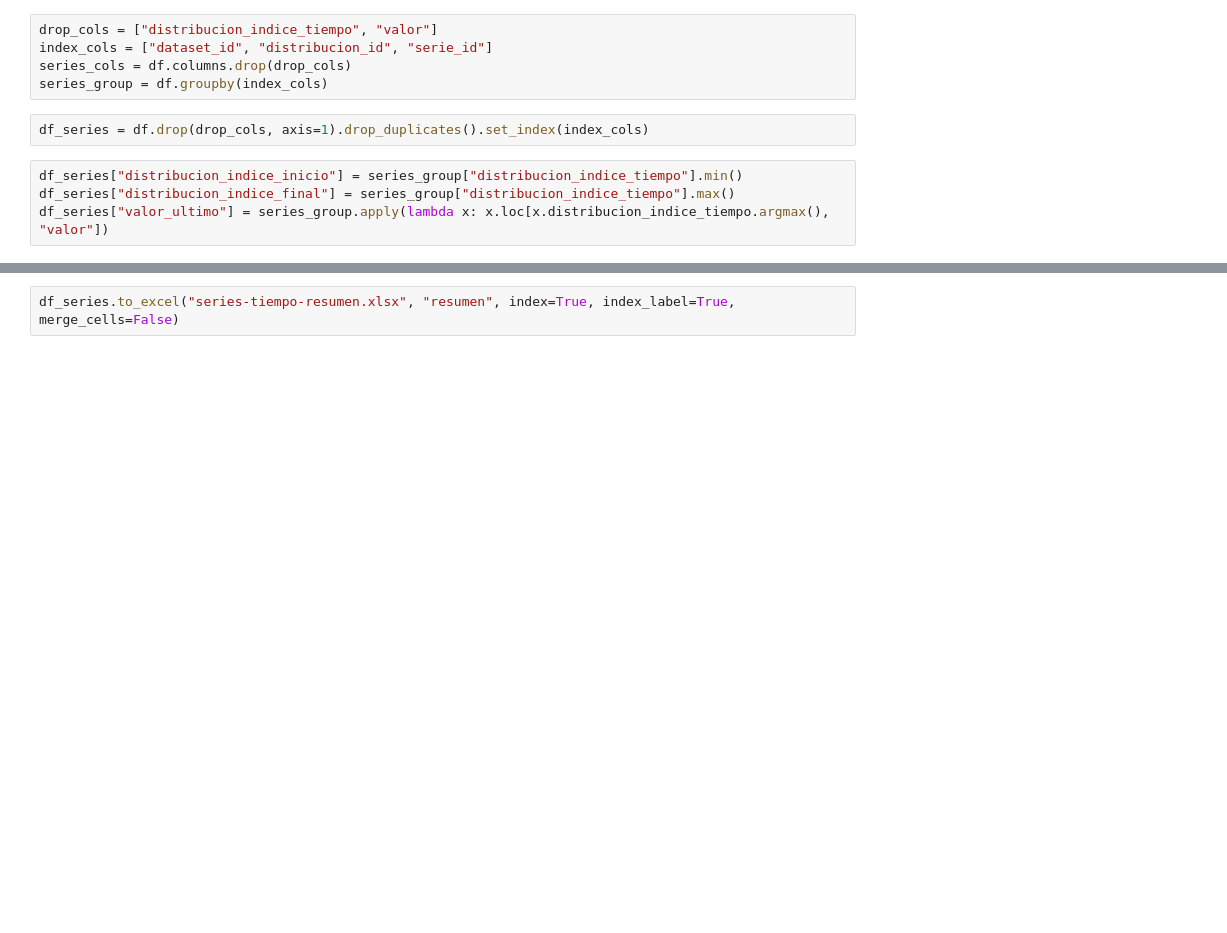
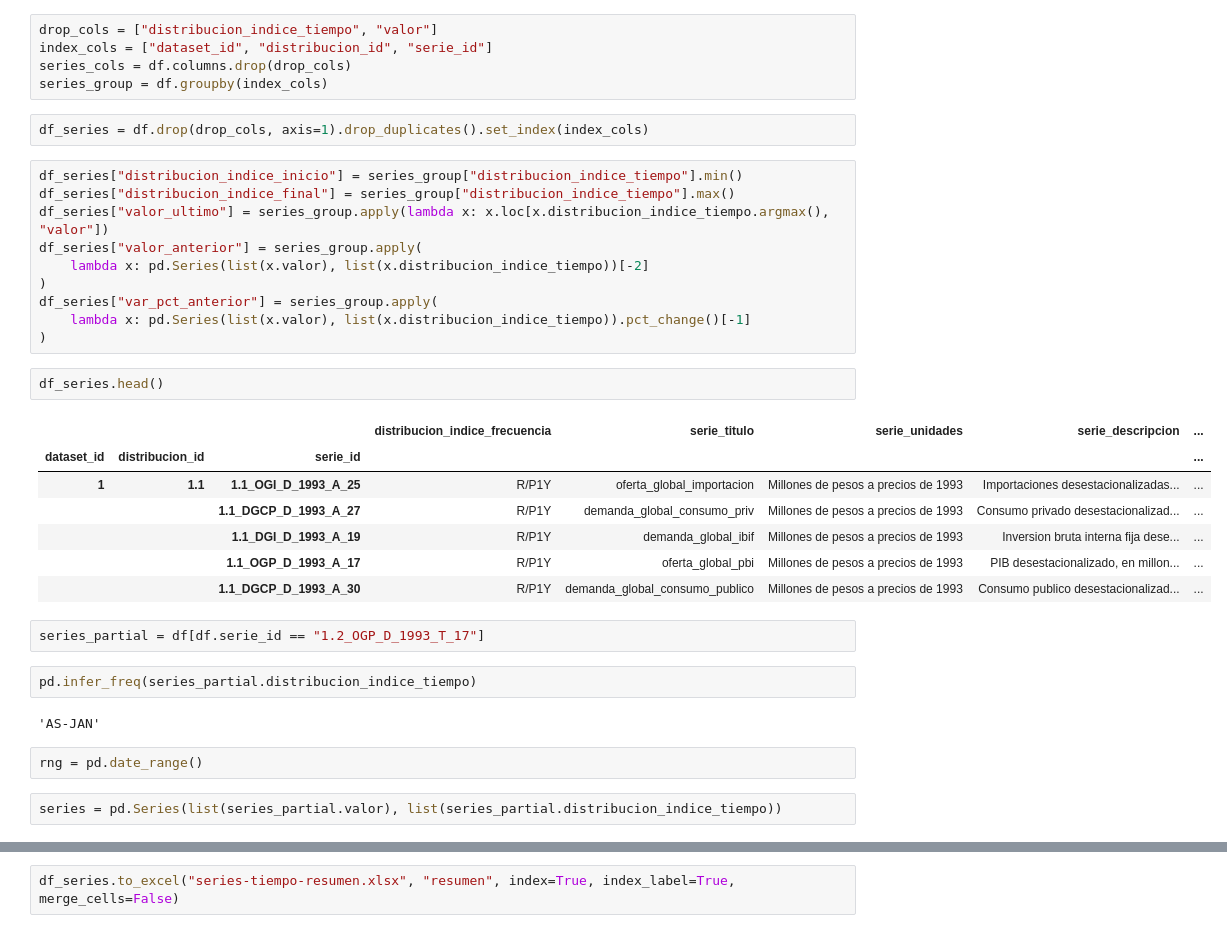
Before and after one commit to datosgobar/series-tiempo-ar-scraping, a Jupyter notebook: scripts/Pruebas dumps.ipynb, the cells around one changed output, grey strips where cells are left out. Drawn from its saved outputs; the diff is of its cells as text; blank space fills up the shorter version.

```diff
--- a/scripts/Pruebas dumps.ipynb
+++ b/scripts/Pruebas dumps.ipynb
@@ -30,3 +31,29 @@ df_series = df.drop(drop_cols, axis=1).drop_duplicates().set_index(index_cols)
 df_series["distribucion_indice_inicio"] = series_group["distribucion_indice_tiempo"].min()
 df_series["distribucion_indice_final"] = series_group["distribucion_indice_tiempo"].max()
 df_series["valor_ultimo"] = series_group.apply(lambda x: x.loc[x.distribucion_indice_tiempo.argmax(), "valor"])
+df_series["valor_anterior"] = series_group.apply(
+    lambda x: pd.Series(list(x.valor), list(x.distribucion_indice_tiempo))[-2]
+)
+df_series["var_pct_anterior"] = series_group.apply(
+    lambda x: pd.Series(list(x.valor), list(x.distribucion_indice_tiempo)).pct_change()[-1]
+)
+# %%
+df_series.head()
+# %% [output]
+|  |  |  | distribucion_indice_frecuencia | serie_titulo | serie_unidades | serie_descripcion | ... |
+| dataset_id | distribucion_id | serie_id |  |  |  |  | ... |
+| 1 | 1.1 | 1.1_OGI_D_1993_A_25 | R/P1Y | oferta_global_importacion | Millones de pesos a precios de 1993 | Importaciones desestacionalizadas... | ... |
+|  |  | 1.1_DGCP_D_1993_A_27 | R/P1Y | demanda_global_consumo_priv | Millones de pesos a precios de 1993 | Consumo privado desestacionalizad... | ... |
+|  |  | 1.1_DGI_D_1993_A_19 | R/P1Y | demanda_global_ibif | Millones de pesos a precios de 1993 | Inversion bruta interna fija dese... | ... |
+|  |  | 1.1_OGP_D_1993_A_17 | R/P1Y | oferta_global_pbi | Millones de pesos a precios de 1993 | PIB desestacionalizado, en millon... | ... |
+|  |  | 1.1_DGCP_D_1993_A_30 | R/P1Y | demanda_global_consumo_publico | Millones de pesos a precios de 1993 | Consumo publico desestacionalizad... | ... |
+# %%
+series_partial = df[df.serie_id == "1.2_OGP_D_1993_T_17"]
+# %%
+pd.infer_freq(series_partial.distribucion_indice_tiempo)
+# %% [output]
+'AS-JAN'
+# %%
+rng = pd.date_range()
+# %%
+series = pd.Series(list(series_partial.valor), list(series_partial.distribucion_indice_tiempo))
```
Also changed, not shown: parts of 11 cells of this notebook, 3 other files.
